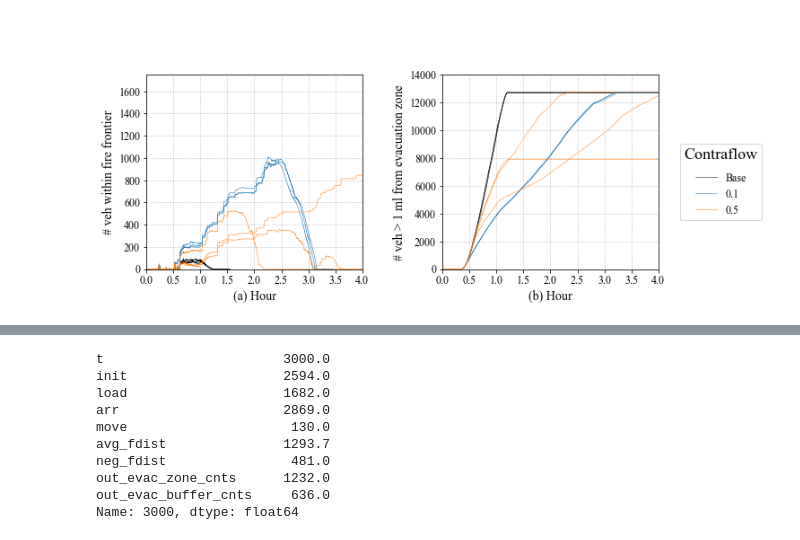
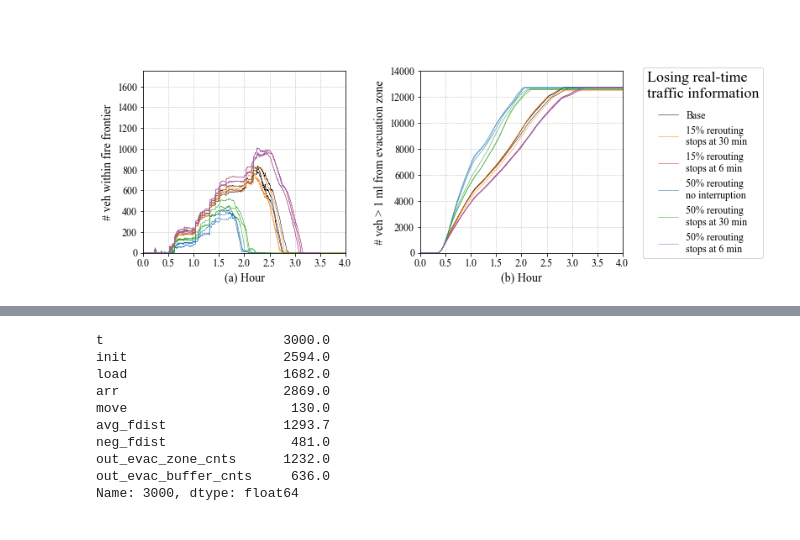
Before and after one commit to cb-cities/spatial_queue, a Jupyter notebook: model/berkeley_visualization.ipynb, the cells around one changed output, grey strips where cells are left out. Drawn from its saved outputs; the diff is of its cells as text; code cells hidden in the pictures.

Commit message:
update link travel time before each rerouting time

```diff
--- a/model/berkeley_visualization.ipynb
+++ b/model/berkeley_visualization.ipynb
@@ -40,68 +40,83 @@ b_dept_time_id, d_dept_time_id, d_dept_time_id2 = 'mid', {
     'slw': 'Slow scenario\ncumulative departure'}
 b_tow_pct, d_tow_pct = 0.1, {0: 'Baseline (0%)', 0.1: '10%', 0.25: '25%'}
 b_hh_veh, d_hh_veh = 'survey', {'survey': 'Baseline (survey):\n44%/43%/13% hh\nwith 1/2/3 veh', 1: '1 veh/hh', 3: '3 veh/hh'}
-b_reroute_pct, d_reroute_pct = 1, {0: 'Baseline (0%)', 0.2: '20%', 0.5: '50%', 1: '100%'}
+b_reroute_pct, d_reroute_pct = 0.15, {0: 'Baseline (0%)', 0.2: '20%', 0.5: '50%', 1: '100%'}
 b_phase_tdiff, d_phase_tdiff = 0, {0: 'Baseline (no\nphased evacuation)', 15: '15 min apart', 30: '30 min apart', 60: '60 min apart'}
 b_counterflow, d_counterflow = 0, {0: 'Baseline\n(no contraflow)', 1: 'Contraflow short', 2: 'Contraflow long'}
-b_reroute_id, d_reroute_id = "0", {"0": "Base", "1": "Routing stops at 1hr", "2": "Routing stops at 2hrs", "0.1": "0.1", "0.5": "0.5"}
+b_reroute_id, d_reroute_id = "0", {"0": "Base", "1": "Routing stops at 1hr", "2": "Routing stops at 2hrs", "0.1": "rerouting stops\nat 6 min", "0.5": "rerouting stops\nat 30 min", "0.17": "rerouting stops at 10min"}
 
 ### fire speed
 fig, ax = plt.subplots(1, 2, figsize=(10, 5))
 fig.tight_layout(pad=5)
 fig.suptitle(' ')
-color = iter(['k'] + [plt.rcParams['axes.prop_cycle'].by_key()['color'][0], plt.rcParams['axes.prop_cycle'].by_key()['color'][1], plt.rcParams['axes.prop_cycle'].by_key()['color'][2]])
+color = iter(['k'] + [plt.rcParams['axes.prop_cycle'].by_key()['color'][1], plt.rcParams['axes.prop_cycle'].by_key()['color'][3], plt.rcParams['axes.prop_cycle'].by_key()['color'][0], plt.rcParams['axes.prop_cycle'].by_key()['color'][2], plt.rcParams['axes.prop_cycle'].by_key()['color'][4], plt.rcParams['axes.prop_cycle'].by_key()['color'][5]])
 
 # for fire_speed in [1, 0.5, 2]:
 # for dept_time_id in ['fst', 'mid', 'slw']:
 # for tow_pct in [0, 0.1, 0.25]:
 # for hh_veh in ['survey', 1, 3]:
 # for reroute_pct in [0, 0.2, 0.5, 1]:
-for reroute_id in ['0', '0.1', '0.5']:
+# for reroute_id in ['0', '0.5', '0.1']:
 # for phase_tdiff in [0, 15, 30, 60]:
 # for counterflow in [0, 1, 2]:
+label_list = iter(['Base', '15% rerouting\nstops at 30 min', '15% rerouting\nstops at 6 min', '50% rerouting\nno interruption', '50% rerouting\nstops at 30 min', '50% rerouting\nstops at 6 min'])
+for (reroute_pct, reroute_id) in [(0.15, '0'), (0.15, '0.5'), (0.15, "0.1"), (0.5, "0"), (0.5, '0.5'), (0.5, '0.1')]:
     c = next(color)
-    for random_seed in [0, 5, 10]:
+    line_label = next(label_list)
+    if reroute_pct==0.15 and reroute_id=='0': random_seed_list = [0,5,10]
+    elif reroute_pct==0.15 and reroute_id=='0.1': random_seed_list = [0,5,10]
+    elif reroute_pct==0.15 and reroute_id=='0.5': random_seed_list = [0,2,10]
+    elif reroute_pct==0.5 and reroute_id=='0': random_seed_list = [0,5,10]
+    elif reroute_pct==0.5 and reroute_id=='0.1': random_seed_list = [0,5,10]
+    elif reroute_pct==0.5 and reroute_id=='0.5': random_seed_list = [3,6,8]
+    else: pass
+    for random_seed in random_seed_list:
         try:
-            file_name = '../projects/berkeley_trb/simulation_outputs/t_stats/t_stats_reroute_stp_rs{}_f{}_dt{}_tow{}_hhv{}_r{}_rs{}_pt{}_cf{}.csv'.format(
-                random_seed, b_fire_speed, b_dept_time_id, b_tow_pct, b_hh_veh, b_reroute_pct, reroute_id, b_phase_tdiff, b_counterflow)
+            if reroute_pct == 0.5 and (reroute_id in ['0', '0.1']):
+                file_name = '../projects/berkeley_trb/simulation_outputs/t_stats/t_stats_reroute_stp_rs{}_f{}_dt{}_tow{}_hhv{}_r{}_rs{}_pt{}_cf{}.csv'.format(random_seed, b_fire_speed, b_dept_time_id, b_tow_pct, b_hh_veh, reroute_pct, reroute_id, b_phase_tdiff, b_counterflow)
+            else:
+                file_name = '../projects/berkeley_trb/simulation_outputs/t_stats/t_stats_link_gps_cnt_rs{}_f{}_dt{}_tow{}_hhv{}_r{}_rs{}_pt{}_cf{}.csv'.format(random_seed, b_fire_speed, b_dept_time_id, b_tow_pct, b_hh_veh, reroute_pct, reroute_id, b_phase_tdiff, b_counterflow)
             res = pd.read_csv(file_name)
+            # print(res.head(1))
         except FileNotFoundError:
             print('{} not found'.format(file_name))
             continue
         line,= ax[0].plot(res['t']/3600, res['neg_fdist'], lw=0.5, c=c)
         # line,= ax[0].plot(res['t']/3600, res['avg_fdist'], lw=0.5, c=c)
-        if random_seed == 5:
-            line.set_label(d_reroute_id[reroute_id])
+        if random_seed in [2, 3, 5]:
+        #     line.set_label(d_reroute_id[reroute_id])
+            line.set_label(line_label)
+
         ax[0].set_ylabel('# veh within fire frontier')
         ax[0].set_xlabel('(a) Hour')
         ax[0].set_xlim([0, 4])
         # ax[0].set_xlim([2.5, 3.5])
         ax[0].set_ylim([0, 1750])
 #         ax[0].set_ylim([0, 3000])
         ax[0].set_xticks(np.arange(0, 4.5, 0.5))
         # ax[0].set_yticks(np.arange(0, 1800, 250))
         ax[0].grid(ls=':')
 
         ax[1].plot((res['t']/3600).values.tolist()+[6], (res['out_evac_buffer_cnts']+res['arr']).values.tolist()+[np.max(res['arr'])], lw=0.5, c=c)
 #         line2,= ax[1].plot((res['t']/3600).values.tolist(), (12677-res['init']-res['load']).values.tolist(), lw=0.5, c=c, ls='--', dashes=(5, 10))
 #         if random_seed == 5:
 #             line2.set_label(d_dept_time_id2[dept_time_id])
 #         ax[1].set_ylabel('# veh > 1 ml from evacuation zone\nor # veh started evacuation')
         ax[1].set_ylabel('# veh > 1 ml from evacuation zone')
         ax[1].set_xlabel('(b) Hour')
         ax[1].set_xlim([0, 4])
         ax[1].set_ylim([0, 14000])
         # ax[1].set_ylim([0, 20000])
         ax[1].set_xticks(np.arange(0, 4.5, 0.5))
         ax[1].set_yticks(np.arange(0, 15000, 2000))
         ax[1].grid(ls=':')
 
 handles, labels = ax[0].get_legend_handles_labels()
 handles2, labels2 = ax[1].get_legend_handles_labels()
-leg = plt.legend(handles+handles2, labels+labels2, loc=[1.1,0.25])
-leg.set_title("Contraflow", prop = {'size': 18})
+leg = plt.legend(handles+handles2, labels+labels2, loc=[1.1,-0.03])
+leg.set_title("Losing real-time\ntraffic information", prop = {'size': 18})
 leg._legend_box.sep = 12
 leg._legend_box.align = "center"
 plt.show()
 # %% [output]
-[figure, old version]
+[figure, new version]
```
Also changed, not shown: parts of 3 cells of this notebook, 4 other files.
